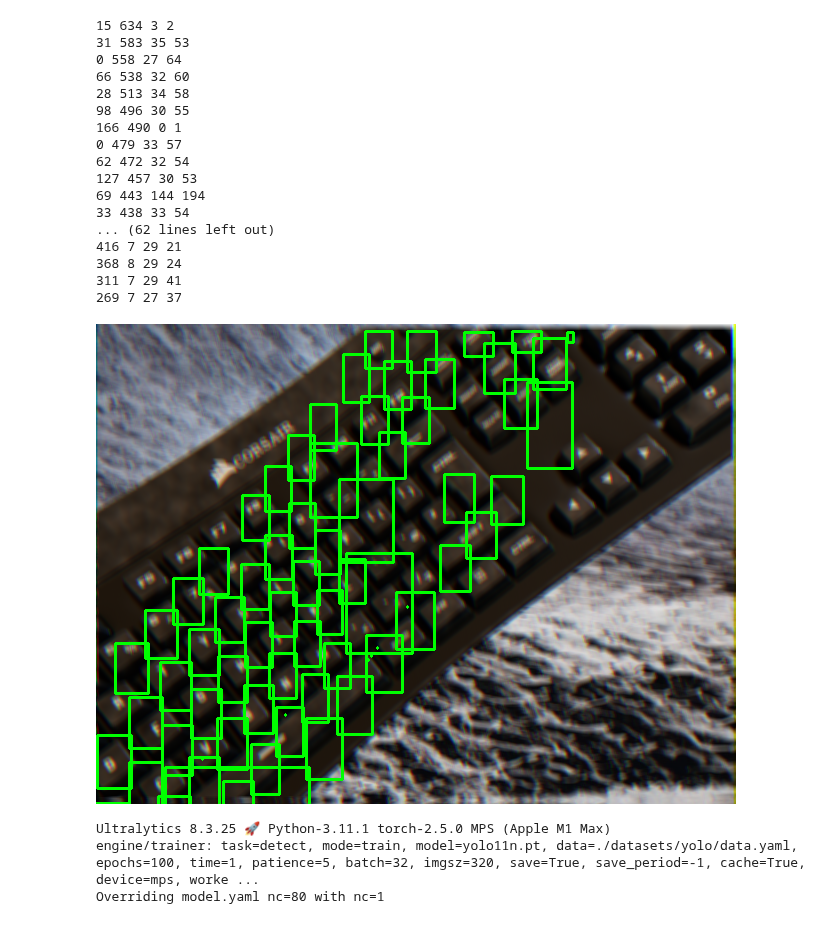
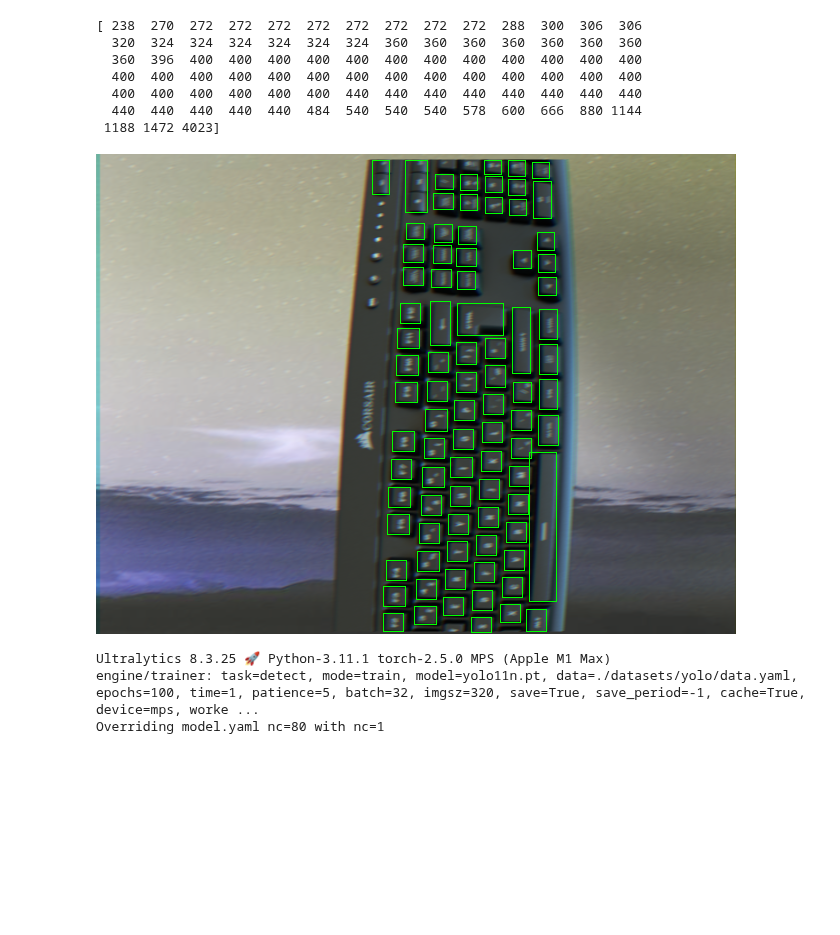
Before and after one commit to umrover/keyboard-detection, a Jupyter notebook: models/key-region-detection-YOLO.ipynb, the cells around one changed output. Saved outputs shown, nothing was run; the diff lists cells and outputs as text; code cells hidden in the pictures; blank space fills up the shorter version.

```diff
--- a/models/key-region-detection-YOLO.ipynb
+++ b/models/key-region-detection-YOLO.ipynb
@@ -10,47 +10,49 @@ from keyrover import YOLO_DATASET
 # %%
 paths = os.listdir(f"{YOLO_DATASET}/train/labels")
 i = random.choice(paths)
 
 img = Image.open(f"{YOLO_DATASET}/train/images/{i.removesuffix('.txt')}.png")
 img = np.array(img)
 
 with open(f"{YOLO_DATASET}/train/labels/{i}") as file:
     lines = file.readlines()
 
+areas = []
+
 for line in lines:
     _, cx, cy, w, h = map(float, line.split())
-    cx = int(cx * img.shape[0])
-    cy = int(cy * img.shape[1])
-    w = int(w * img.shape[0])
-    h = int(h * img.shape[1])
+    cx *= img.shape[1]
+    cy *= img.shape[0]
+    w = int(w * img.shape[1])
+    h = int(h * img.shape[0])
 
     x1 = int(cx - w / 2)
     y1 = int(cy - h / 2)
 
-    print(x1, y1, w, h)
+    areas.append(w * h)
+    cv2.rectangle(img, (x1, y1), (x1 + w, y1 + h), (0, 255, 0), 1)
 
-    cv2.rectangle(img, (x1, y1), (x1 + w, y1 + h), (0, 255, 0), 2)
+areas = np.array(list(sorted(areas)))
+print(areas)
 
+def reject_outliers(data, m=-0.5):
+    d = data - np.median(data)
+    mdev = np.median(data)
+    s = d / mdev if mdev else np.zeros(len(d))
+    return data[s > m]
+
+
+# print(reject_outliers(areas))
 Image.fromarray(img)
 # %% [output]
-15 634 3 2
-31 583 35 53
-0 558 27 64
-66 538 32 60
-28 513 34 58
-98 496 30 55
-166 490 0 1
-0 479 33 57
-62 472 32 54
-127 457 30 53
-69 443 144 194
-33 438 33 54
-... (62 lines left out)
-416 7 29 21
-368 8 29 24
-311 7 29 41
-269 7 27 37
+[ 238  270  272  272  272  272  272  272  272  272  288  300  306  306
+  320  324  324  324  324  324  324  360  360  360  360  360  360  360
+  360  396  400  400  400  400  400  400  400  400  400  400  400  400
+  400  400  400  400  400  400  400  400  400  400  400  400  400  400
+  400  400  400  400  400  400  440  440  440  440  440  440  440  440
+  440  440  440  440  440  484  540  540  540  578  600  666  880 1144
+ 1188 1472 4023]
-[figure, old version]
+[figure, new version]
 # %%
 from ultralytics import YOLO
 
```
Also changed, not shown: 1 other file.
